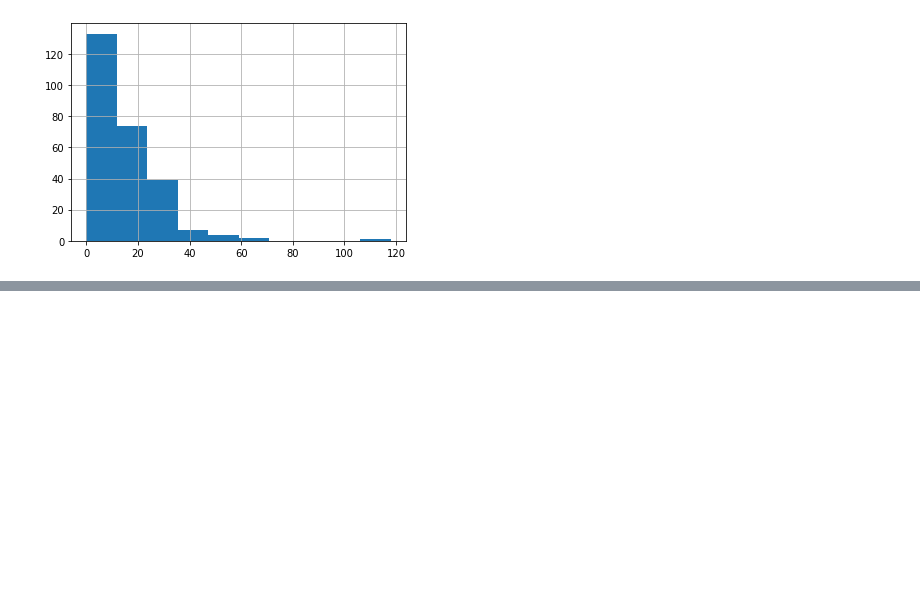
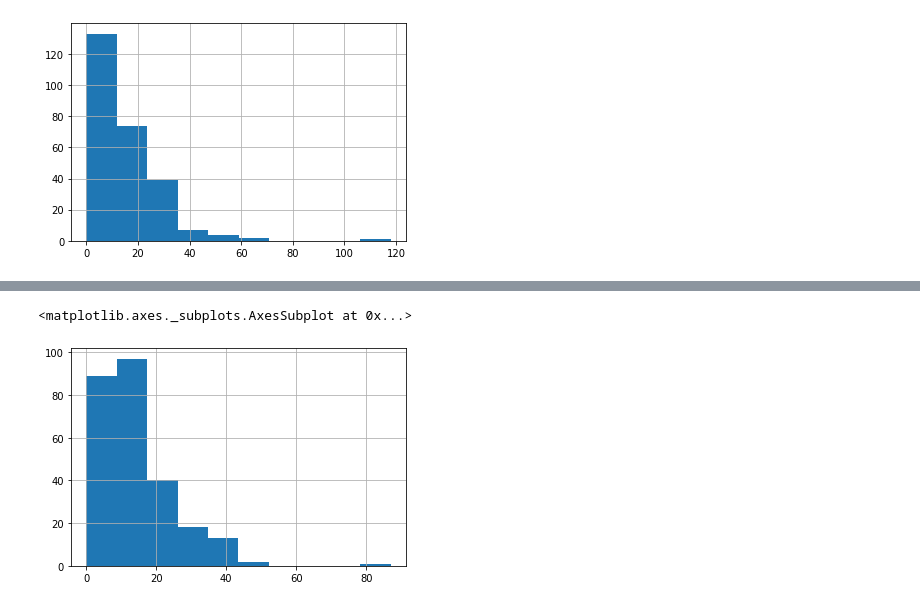
Before and after one commit to ipatel467/McDonald-s-Menu, a Jupyter notebook: Untitled.ipynb, the cells around one changed output, grey strips where cells are left out. Saved outputs shown, nothing was run; the diff lists cells and outputs as text; code cells hidden in the pictures; blank space fills up the shorter version.

```diff
--- a/Untitled.ipynb
+++ b/Untitled.ipynb
@@ -67,0 +78,5 @@ df['Total Fat'].hist()
+# %%
+df['Protein'].hist()
+# %% [output]
+<matplotlib.axes._subplots.AxesSubplot at 0x...>
+[figure, added]
```
Also changed, not shown: parts of 7 cells of this notebook.
